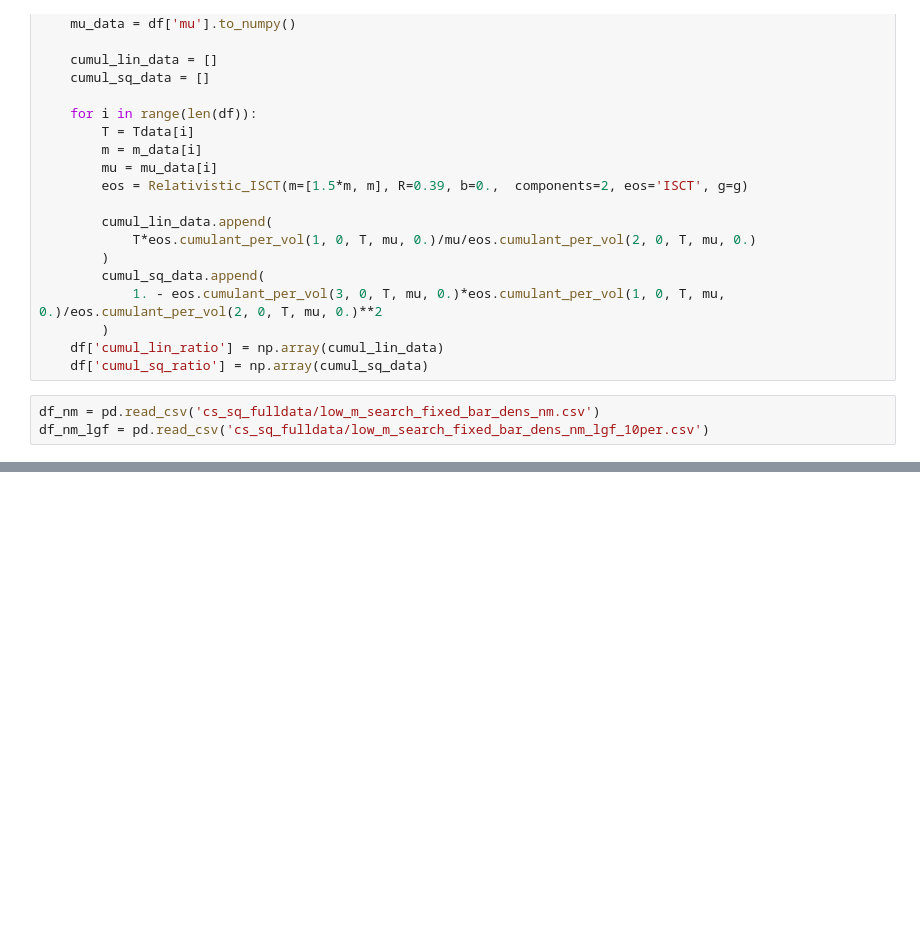
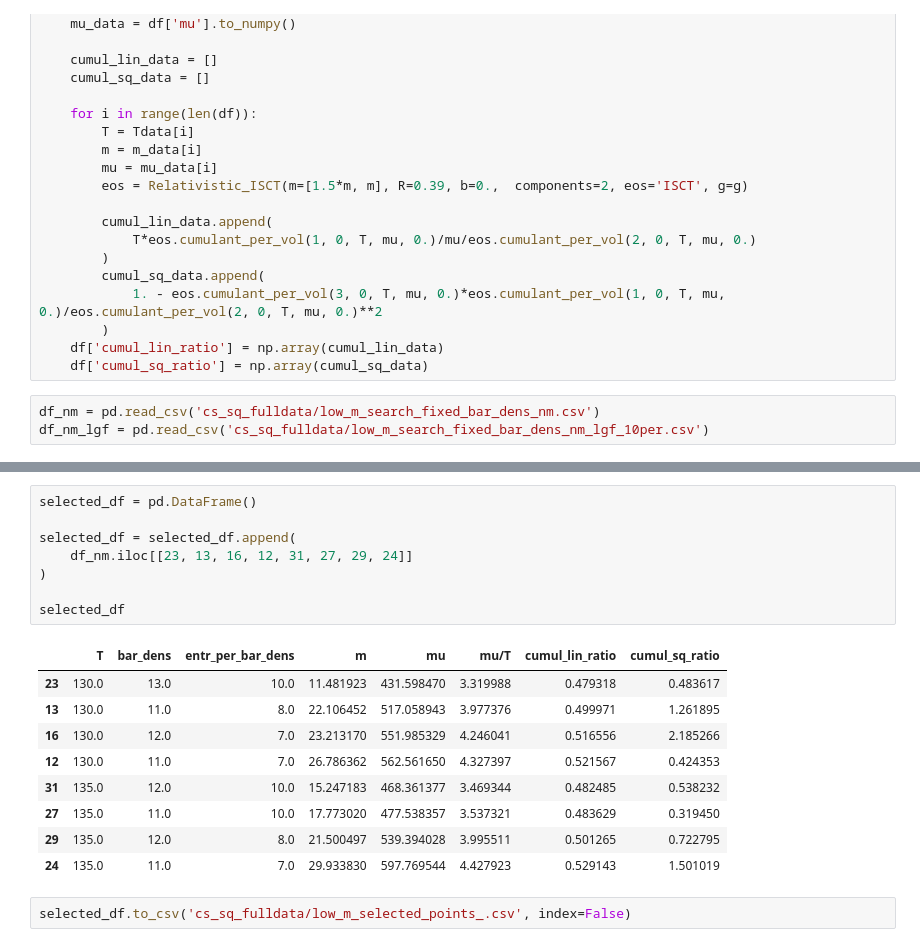
Before and after one commit to NazyS/relativistic-ISCT-EoS, a Jupyter notebook: phase_transition.ipynb, the cells around one changed output, grey strips where cells are left out. Drawn from its saved outputs; the diff is of its cells as text; blank space fills up the shorter version.

```diff
--- a/phase_transition.ipynb
+++ b/phase_transition.ipynb
@@ -222,0 +248,20 @@ plot_cumul_digit(kind='lin')
+# %%
+selected_df = pd.DataFrame()
+
+selected_df = selected_df.append(
+    df_nm.iloc[[23, 13, 16, 12, 31, 27, 29, 24]]
+)
+
+selected_df
+# %% [output]
+|  | T | bar_dens | entr_per_bar_dens | m | mu | mu/T | cumul_lin_ratio | cumul_sq_ratio |
+| 23 | 130.0 | 13.0 | 10.0 | 11.481923 | 431.598470 | 3.319988 | 0.479318 | 0.483617 |
+| 13 | 130.0 | 11.0 | 8.0 | 22.106452 | 517.058943 | 3.977376 | 0.499971 | 1.261895 |
+| 16 | 130.0 | 12.0 | 7.0 | 23.213170 | 551.985329 | 4.246041 | 0.516556 | 2.185266 |
+| 12 | 130.0 | 11.0 | 7.0 | 26.786362 | 562.561650 | 4.327397 | 0.521567 | 0.424353 |
+| 31 | 135.0 | 12.0 | 10.0 | 15.247183 | 468.361377 | 3.469344 | 0.482485 | 0.538232 |
+| 27 | 135.0 | 11.0 | 10.0 | 17.773020 | 477.538357 | 3.537321 | 0.483629 | 0.319450 |
+| 29 | 135.0 | 12.0 | 8.0 | 21.500497 | 539.394028 | 3.995511 | 0.501265 | 0.722795 |
+| 24 | 135.0 | 11.0 | 7.0 | 29.933830 | 597.769544 | 4.427923 | 0.529143 | 1.501019 |
+# %%
+selected_df.to_csv('cs_sq_fulldata/low_m_selected_points_.csv', index=False)
```
Also changed, not shown: parts of 6 cells of this notebook, 1 other file.
